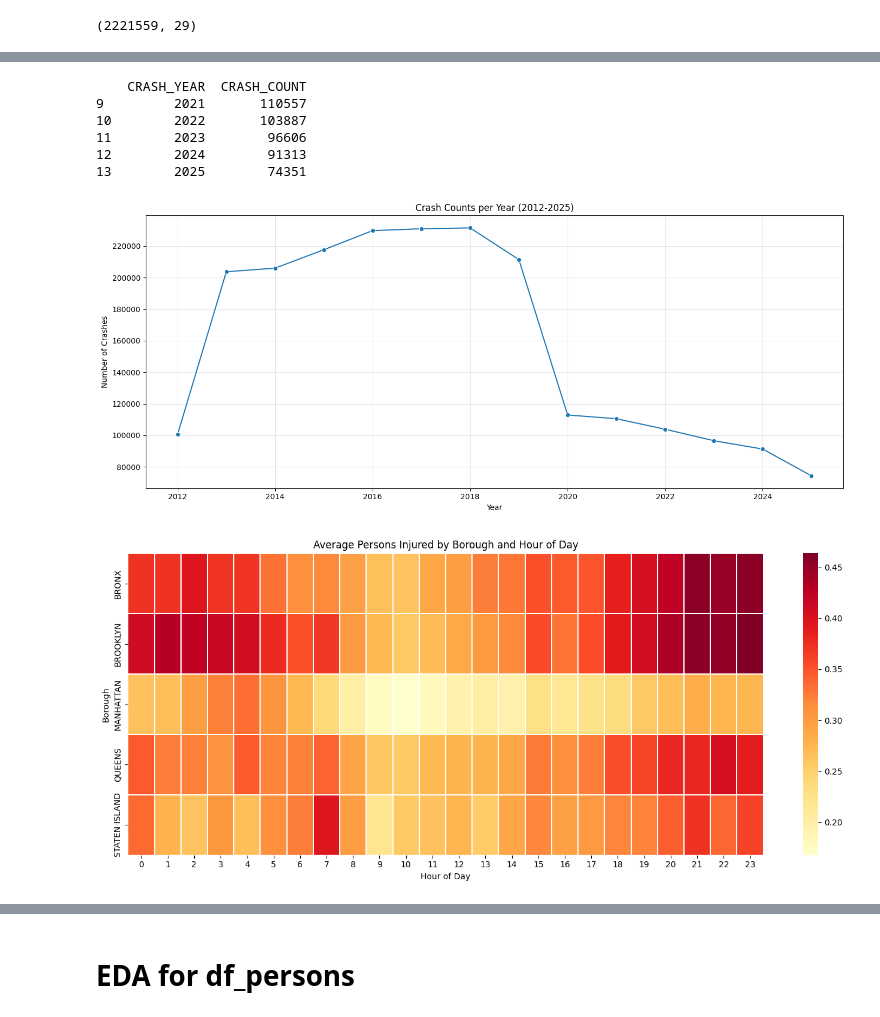
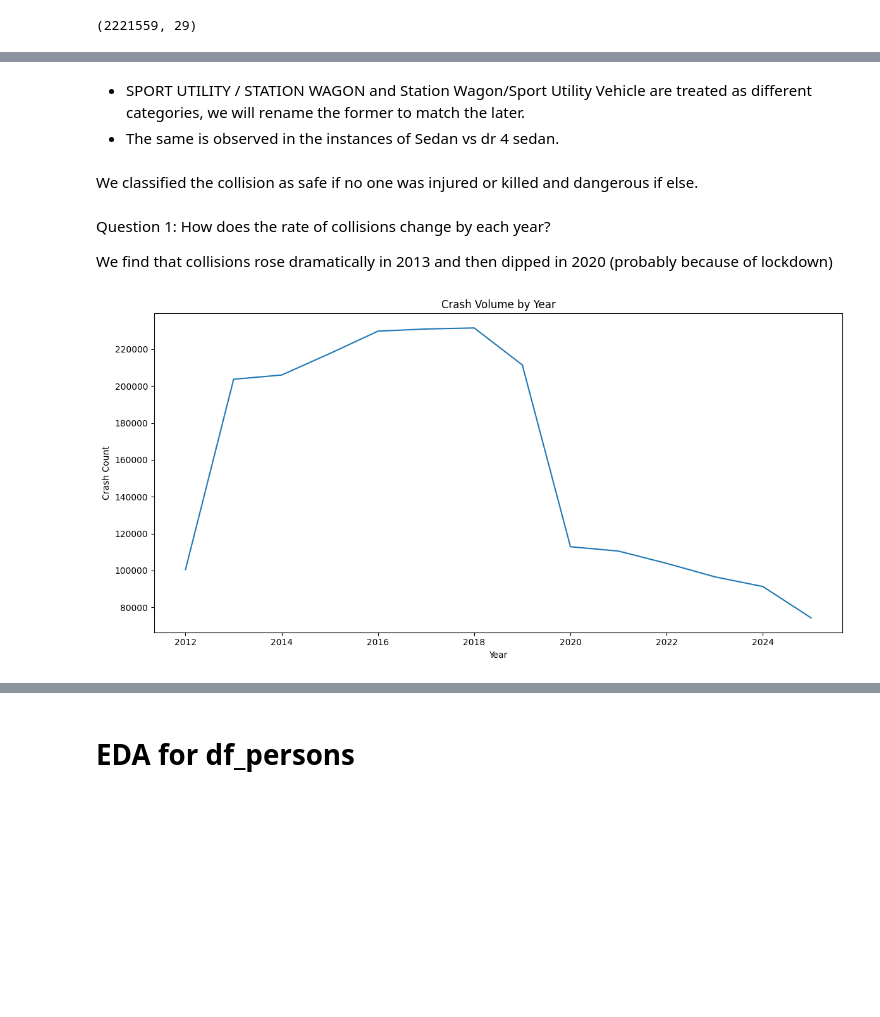
Before and after one commit to AmirBassemAdibAbdou/DataEngineering-Visualization, a Jupyter notebook: ProjectOneData&Vis.ipynb, the cells around one changed output, grey strips where cells are left out. Saved outputs shown, nothing was run; the diff lists cells and outputs as text; code cells hidden in the pictures; blank space fills up the shorter version.

Commit message:
Edited the cleaning of crashed dataset

```diff
--- a/ProjectOneData&Vis.ipynb
+++ b/ProjectOneData&Vis.ipynb
@@ -63,3 +64,7 @@ max            NaN        NaN       NaN      NaN  4.334444e+01  0.000000e+00
 max                     NaN                 NaN                 NaN
 
 [11 rows x 29 columns]
+# %%
+#Putting date and time in one column
+df_crashes["CRASH DATE"] = df_crashes["CRASH DATE"] + " " + df_crashes["CRASH TIME"]
+df_crashes["CRASH DATE"] = pd.to_datetime(df_crashes["CRASH DATE"])
@@ -65,0 +82,6 @@ max                     NaN                 NaN                 NaN
+# %%
+df_crashes["CRASH YEAR"] = df_crashes["CRASH DATE"].dt.year
+df_crashes["CRASH MONTH"] = df_crashes["CRASH DATE"].dt.month
+df_crashes["CRASH MONTH NAME"] = df_crashes["CRASH DATE"].dt.strftime('%b')
+df_crashes["CRASH HOUR"] = df_crashes["CRASH DATE"].dt.hour
+df_crashes["CRASH WEEK"] = df_crashes["CRASH DATE"].dt.strftime('%a')
@@ -295,0 +252,3 @@ STATEN ISLAND                    19428.0                     106.0
+# %% [markdown]
+*   SPORT UTILITY / STATION WAGON and Station Wagon/Sport Utility Vehicle are treated as different categories, we will rename the former to match the later.
+*   The same is observed in the instances of Sedan vs dr 4 sedan.
@@ -295,0 +270,2 @@ STATEN ISLAND                    19428.0                     106.0
+# %% [markdown]
+We classified the collision as safe if no one was injured or killed and dangerous if else.
@@ -296,57 +280,18 @@ STATEN ISLAND                    19428.0                     106.0
+# %% [markdown]
+Question 1:
+How does the rate of collisions change by each year?
+
+We find that collisions rose dramatically in 2013 and then dipped in 2020 (probably because of lockdown)
 # %%
 # Crash volume trend by year
-crash_dates = pd.to_datetime(df_crashes['CRASH DATE'], errors='coerce')
-df_crashes_yearly = (
-    df_crashes.assign(CRASH_YEAR=crash_dates.dt.year)
-    .dropna(subset=['CRASH_YEAR'])
-)
+crash_volume_by_year = df_crashes.groupby('CRASH YEAR')['COLLISION_ID'].count()
 
-crashes_per_year = (
-    df_crashes_yearly.groupby('CRASH_YEAR')
-    .size()
-    .reset_index(name='CRASH_COUNT')
-    .sort_values('CRASH_YEAR')
-)
-
-print(crashes_per_year.tail())
-
-plt.figure(figsize=(14, 6))
-sns.lineplot(data=crashes_per_year, x='CRASH_YEAR', y='CRASH_COUNT', marker='o')
-plt.title('Crash Counts per Year (2012-2025)')
+plt.figure(figsize=(12, 6))
+sns.lineplot(x=crash_volume_by_year.index, y=crash_volume_by_year.values)
+plt.title('Crash Volume by Year')
 plt.xlabel('Year')
-plt.ylabel('Number of Crashes')
-plt.grid(alpha=0.3)
+plt.ylabel('Crash Count')
 plt.tight_layout()
 plt.show()
 # %% [output]
-    CRASH_YEAR  CRASH_COUNT
-9         2021       110557
-10        2022       103887
-11        2023        96606
-12        2024        91313
-13        2025        74351
-[figure, old version]
+[figure, new version]
-# %%
-# Heatmap of injury intensity by borough and hour
-crash_hours = pd.to_datetime(df_crashes['CRASH TIME'], format='%H:%M', errors='coerce').dt.hour
-
-borough_hour_injuries = (
-    df_crashes
-    .assign(CRASH_HOUR=crash_hours)
-    .dropna(subset=['CRASH_HOUR', 'BOROUGH'])
-    .groupby(['BOROUGH', 'CRASH_HOUR'])['NUMBER OF PERSONS INJURED']
-    .mean()
-    .reset_index()
-)
-
-injury_heatmap = borough_hour_injuries.pivot(index='BOROUGH', columns='CRASH_HOUR', values='NUMBER OF PERSONS INJURED').fillna(0)
-
-plt.figure(figsize=(14, 6))
-sns.heatmap(injury_heatmap, cmap='YlOrRd', linewidths=0.3)
-plt.title('Average Persons Injured by Borough and Hour of Day')
-plt.xlabel('Hour of Day')
-plt.ylabel('Borough')
-plt.tight_layout()
-plt.show()
-# %% [output]
-[figure, removed]
```
Also changed, not shown: parts of 55 cells of this notebook.
